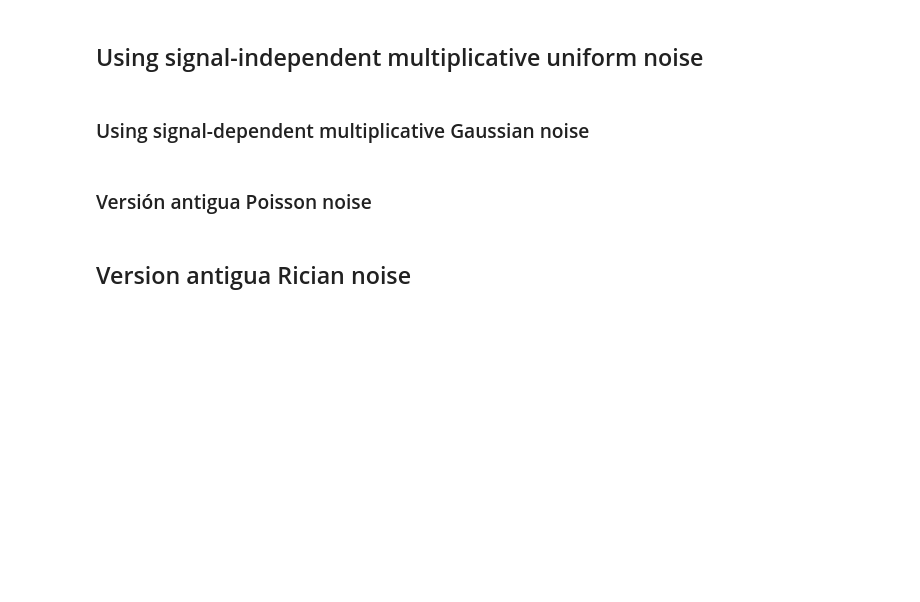
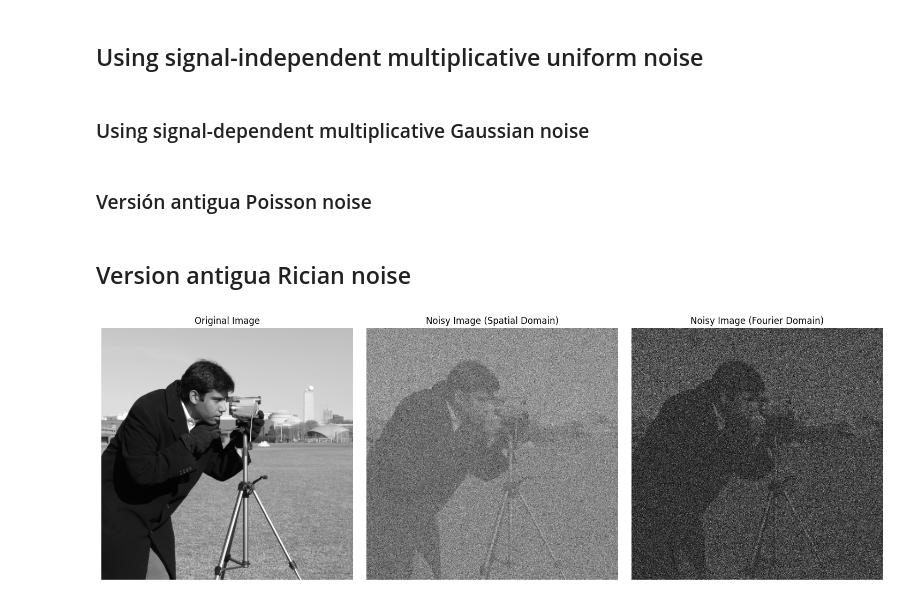
Before and after one commit to vicente-gonzalez-ruiz/denoising_analysis_using_FSC, a Jupyter notebook: figs/gaussian_averaging.ipynb, the cells around one changed output. Drawn from its saved outputs; the diff is of its cells as text; code cells hidden in the pictures; blank space fills up the shorter version.

```diff
--- a/figs/gaussian_averaging.ipynb
+++ b/figs/gaussian_averaging.ipynb
@@ -1149,3 +1149,52 @@ plt.imshow(P, cmap="gray")
 quality, _ = stats.pearsonr(N.flatten(), P.flatten())
 # %%
 quality
+# %%
+import numpy as np
+import matplotlib.pyplot as plt
+from scipy.fft import fft2, ifft2, fftshift, ifftshift
+
+# Function to add Gaussian noise
+def add_gaussian_noise(image, sigma):
+    noise = np.random.normal(0, sigma, image.shape)
+    noisy_image = image + noise
+    return noisy_image
+
+# Function to add Gaussian noise in the Fourier domain
+def add_gaussian_noise_fourier(image, sigma):
+    # Compute the Fourier transform of the image
+    image_fft = fft2(image)
+    # Generate Gaussian noise in the frequency domain
+    noise_fft = np.random.normal(0, sigma, image_fft.shape) + 1j * np.random.normal(0, sigma, image_fft.shape)
+    noisy_image_fft = image_fft + noise_fft
+    # Transform back to the spatial domain
+    noisy_image = np.abs(ifft2(noisy_image_fft))
+    return noisy_image
+
+# Load a sample grayscale image (e.g., from matplotlib's sample data)
+from skimage import data
+image = data.camera() / 255.0  # Normalize the image to [0, 1]
+
+# Add Gaussian noise in spatial and Fourier domains
+sigma = 0.5  # Standard deviation of the Gaussian noise
+noisy_image_spatial = add_gaussian_noise(image, sigma)
+noisy_image_fourier = add_gaussian_noise_fourier(image, sigma*500)
+
+# Display the original and noisy images
+fig, axs = plt.subplots(1, 3, figsize=(15, 5))
+axs[0].imshow(image, cmap='gray')
+axs[0].set_title('Original Image')
+axs[0].axis('off')
+
+axs[1].imshow(noisy_image_spatial, cmap='gray')
+axs[1].set_title('Noisy Image (Spatial Domain)')
+axs[1].axis('off')
+
+axs[2].imshow(noisy_image_fourier, cmap='gray')
+axs[2].set_title('Noisy Image (Fourier Domain)')
+axs[2].axis('off')
+
+plt.tight_layout()
+plt.show()
+# %% [output]
+[figure, added]
```
Also changed, not shown: 1 other file.
